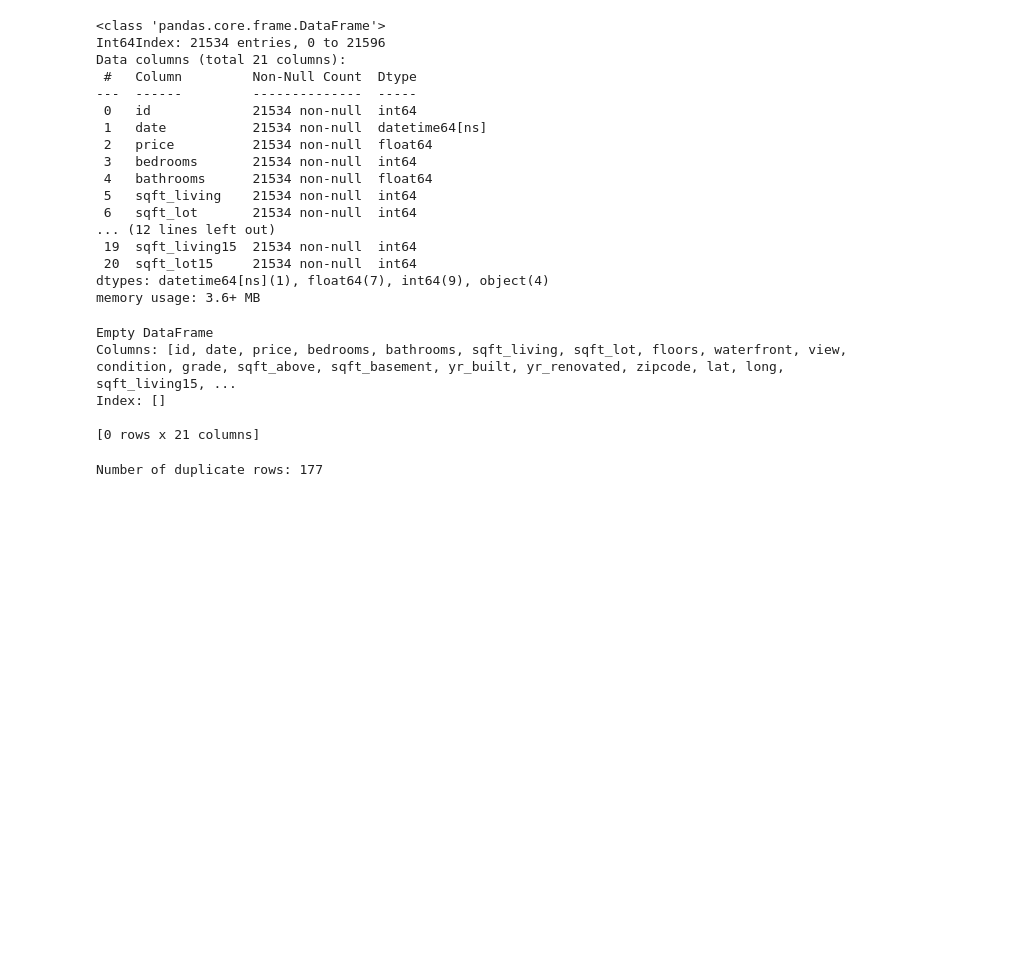
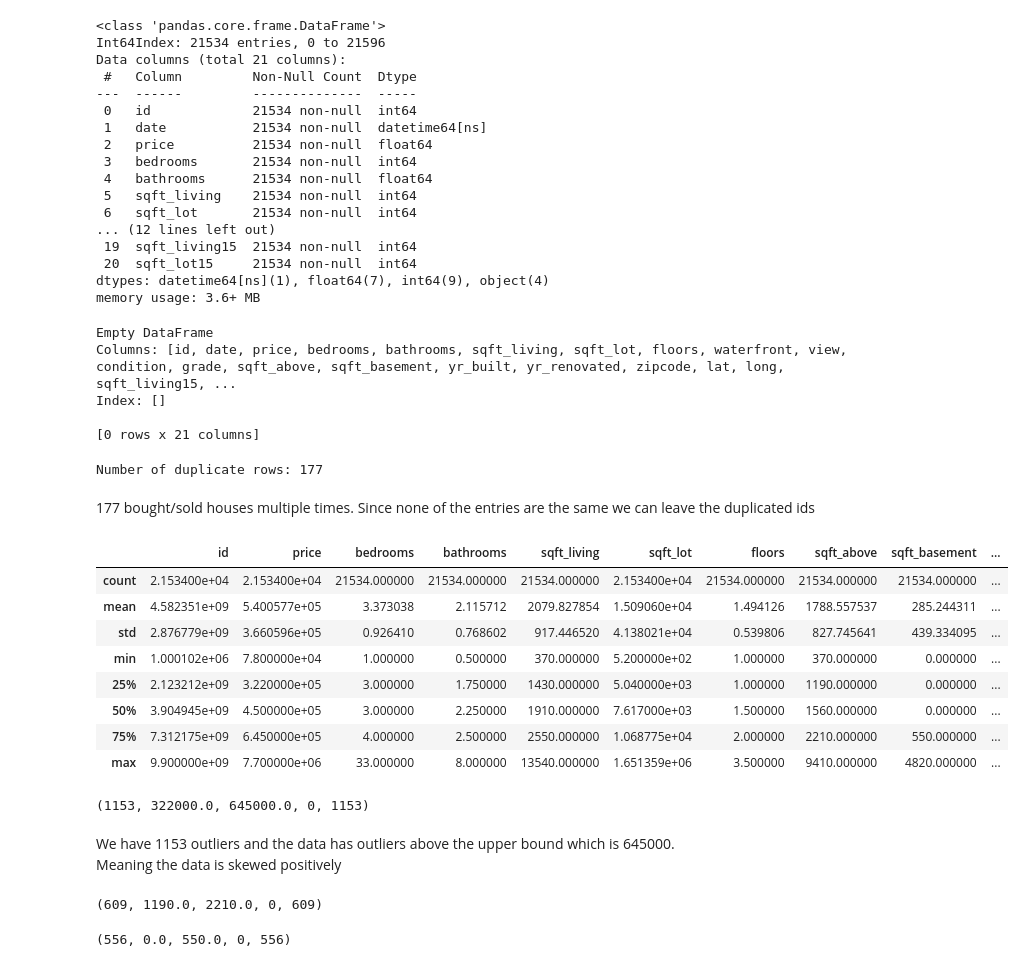
Before and after one commit to CrystalW123/dsc-phase-2-project-v2-3, a Jupyter notebook: student.ipynb, the cells around one changed output. Cells and saved outputs as stored; diff of their text form; code cells hidden in the pictures; blank space fills up the shorter version.

Commit message:
Data preparation ongoing

```diff
--- a/student.ipynb
+++ b/student.ipynb
@@ -285,0 +284,14 @@ Number of duplicate rows: 177
+# %% [markdown]
+177 bought/sold houses multiple times. Since none of the entries are the same we can leave the duplicated ids
+# %%
+df_house.describe()
+# %% [output]
+|  | id | price | bedrooms | bathrooms | sqft_living | sqft_lot | floors | sqft_above | sqft_basement | ... |
+| count | 2.153400e+04 | 2.153400e+04 | 21534.000000 | 21534.000000 | 21534.000000 | 2.153400e+04 | 21534.000000 | 21534.000000 | 21534.000000 | ... |
+| mean | 4.582351e+09 | 5.400577e+05 | 3.373038 | 2.115712 | 2079.827854 | 1.509060e+04 | 1.494126 | 1788.557537 | 285.244311 | ... |
+| std | 2.876779e+09 | 3.660596e+05 | 0.926410 | 0.768602 | 917.446520 | 4.138021e+04 | 0.539806 | 827.745641 | 439.334095 | ... |
+| min | 1.000102e+06 | 7.800000e+04 | 1.000000 | 0.500000 | 370.000000 | 5.200000e+02 | 1.000000 | 370.000000 | 0.000000 | ... |
+| 25% | 2.123212e+09 | 3.220000e+05 | 3.000000 | 1.750000 | 1430.000000 | 5.040000e+03 | 1.000000 | 1190.000000 | 0.000000 | ... |
+| 50% | 3.904945e+09 | 4.500000e+05 | 3.000000 | 2.250000 | 1910.000000 | 7.617000e+03 | 1.500000 | 1560.000000 | 0.000000 | ... |
+| 75% | 7.312175e+09 | 6.450000e+05 | 4.000000 | 2.500000 | 2550.000000 | 1.068775e+04 | 2.000000 | 2210.000000 | 550.000000 | ... |
+| max | 9.900000e+09 | 7.700000e+06 | 33.000000 | 8.000000 | 13540.000000 | 1.651359e+06 | 3.500000 | 9410.000000 | 4820.000000 | ... |
@@ -285,0 +311,15 @@ Number of duplicate rows: 177
+# %%
+outliers(df_house,'price')
+# %% [output]
+(1153, 322000.0, 645000.0, 0, 1153)
+# %% [markdown]
+We have 1153 outliers and the data has outliers above the upper bound which is 645000.
+Meaning the data is skewed positively
+# %%
+outliers(df_house,'sqft_above')
+# %% [output]
+(609, 1190.0, 2210.0, 0, 609)
+# %%
+outliers(df_house, 'sqft_basement')
+# %% [output]
+(556, 0.0, 550.0, 0, 556)
```
Also changed, not shown: parts of 8 cells of this notebook.
